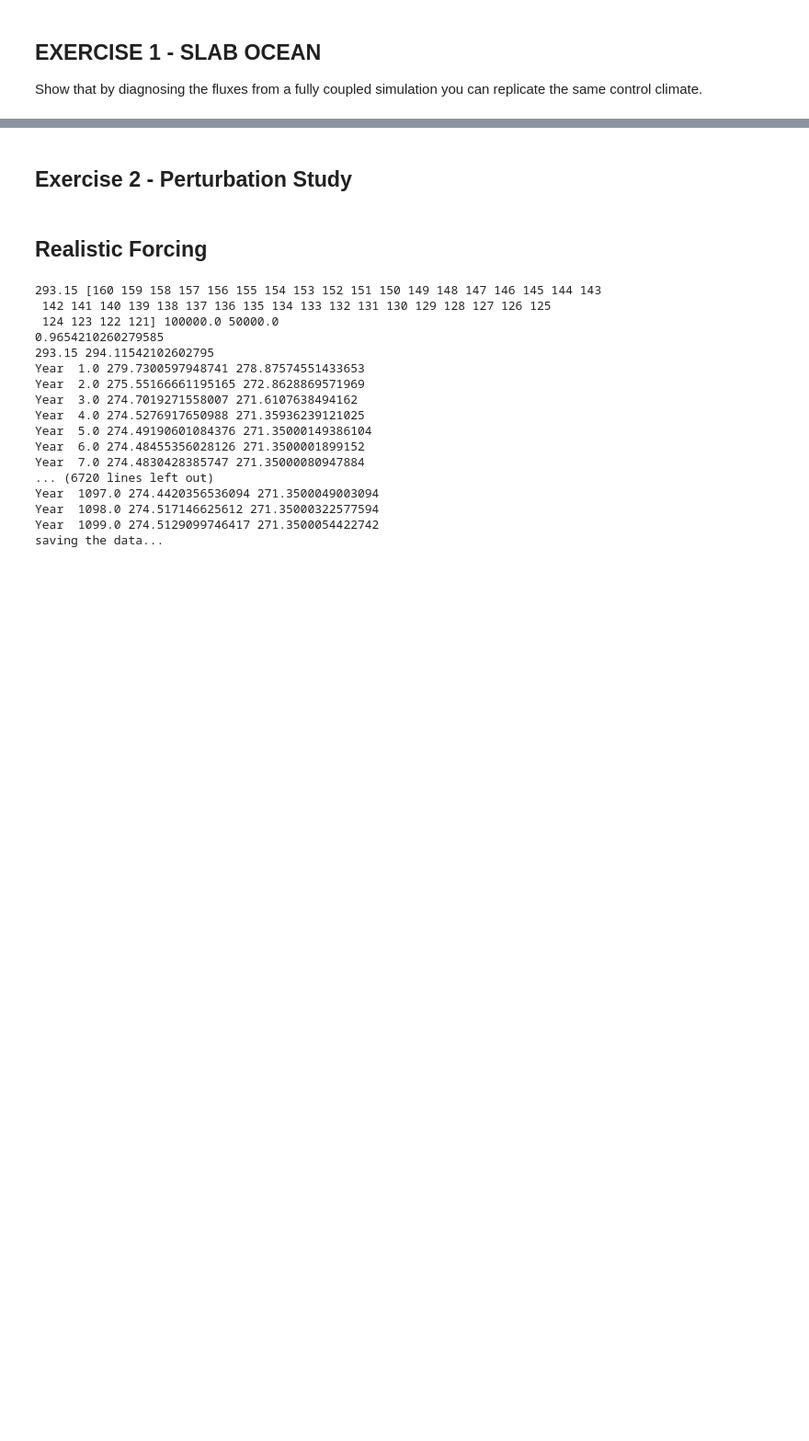
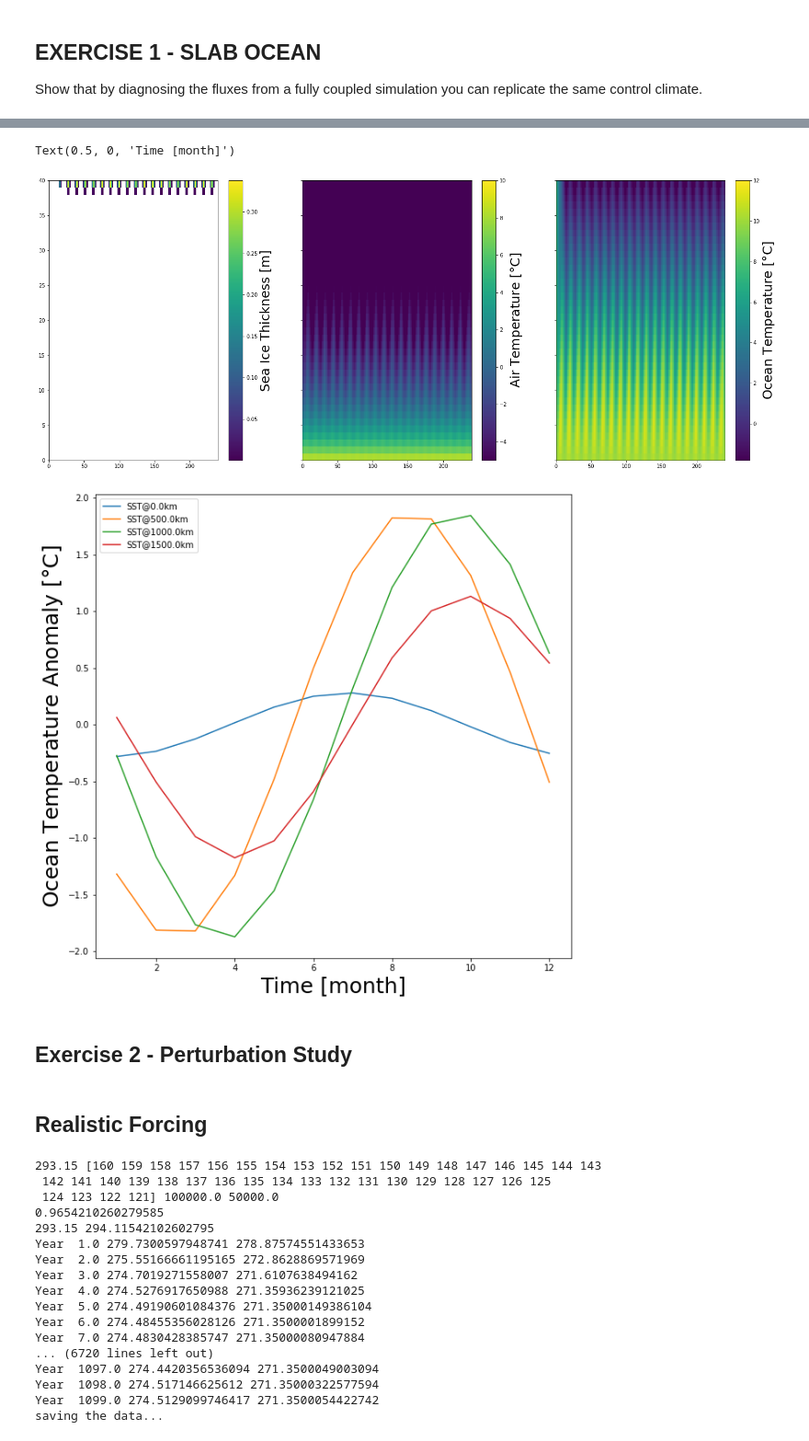
Before and after one commit to AleksiNummelin/coupled_channel, a Jupyter notebook: notebooks/CoupledChannelModel_clean.ipynb, the cells around one changed output, grey strips where cells are left out. Shown at 92% size. Cells and saved outputs as stored; diff of their text form; code cells hidden in the pictures; blank space fills up the shorter version.

```diff
--- a/notebooks/CoupledChannelModel_clean.ipynb
+++ b/notebooks/CoupledChannelModel_clean.ipynb
@@ -291,3 +271,29 @@ for a,ax in enumerate(axes.flatten()):
+# %%
+fig,(ax1,ax2,ax3) = plt.subplots(nrows=1,ncols=3,sharex=True,sharey=True,figsize=(25,10))
+#
+cm1=ax1.pcolormesh(hice_out.T)
+cm2=ax2.pcolormesh(tas_out.T-273.15,vmin=T0-273.15-15,vmax=T0-273.15)
+cm3=ax3.pcolormesh(sst_out.T-273.15,vmin=C['Tf']-273.15,vmax=T0-273.15+2)
+#
+cbar1=plt.colorbar(mappable=cm1,ax=ax1)
+cbar2=plt.colorbar(mappable=cm2,ax=ax2)
+cbar3=plt.colorbar(mappable=cm3,ax=ax3)
+#
+cbar1.ax.set_ylabel('Sea Ice Thickness [m]',fontsize=25)
+cbar2.ax.set_ylabel('Air Temperature [$\degree$C]',fontsize=25)
+cbar3.ax.set_ylabel('Ocean Temperature [$\degree$C]',fontsize=25)
+#
+fig2,ax4 = plt.subplots(nrows=1,ncols=1,sharex=True,sharey=True,figsize=(10,10))
+for j in range(0,C['nx'],10):
+    ax4.plot(np.arange(1,13),sst_out[-360*24*3600//C['avep']:,j]-np.nanmean(sst_out[-360*24*3600//C['avep']:,j]),label='SST@'+str(C['xx']*j/1E3)+'km')
+
+ax4.legend()
+ax4.set_ylabel('Ocean Temperature Anomaly [$\degree$C]',fontsize=25)
+ax4.set_xlabel('Time [month]',fontsize=25)
+# %% [output]
+Text(0.5, 0, 'Time [month]')
+[figure, added]
+[figure, added]
 # %% [markdown]
 ## Exercise 2 - Perturbation Study
 # %%
```
Also changed, not shown: parts of 13 cells of this notebook, 1 other file.
